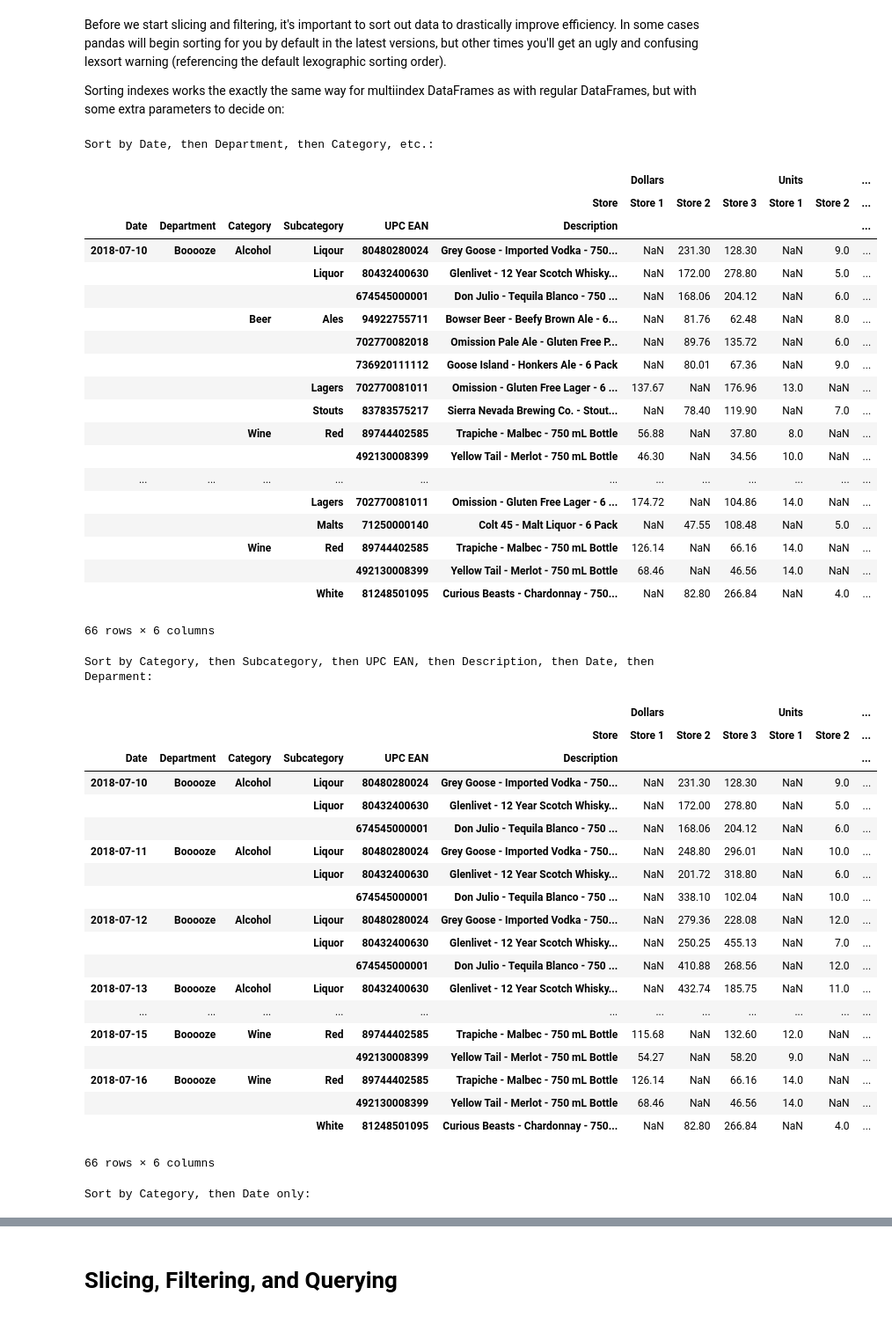
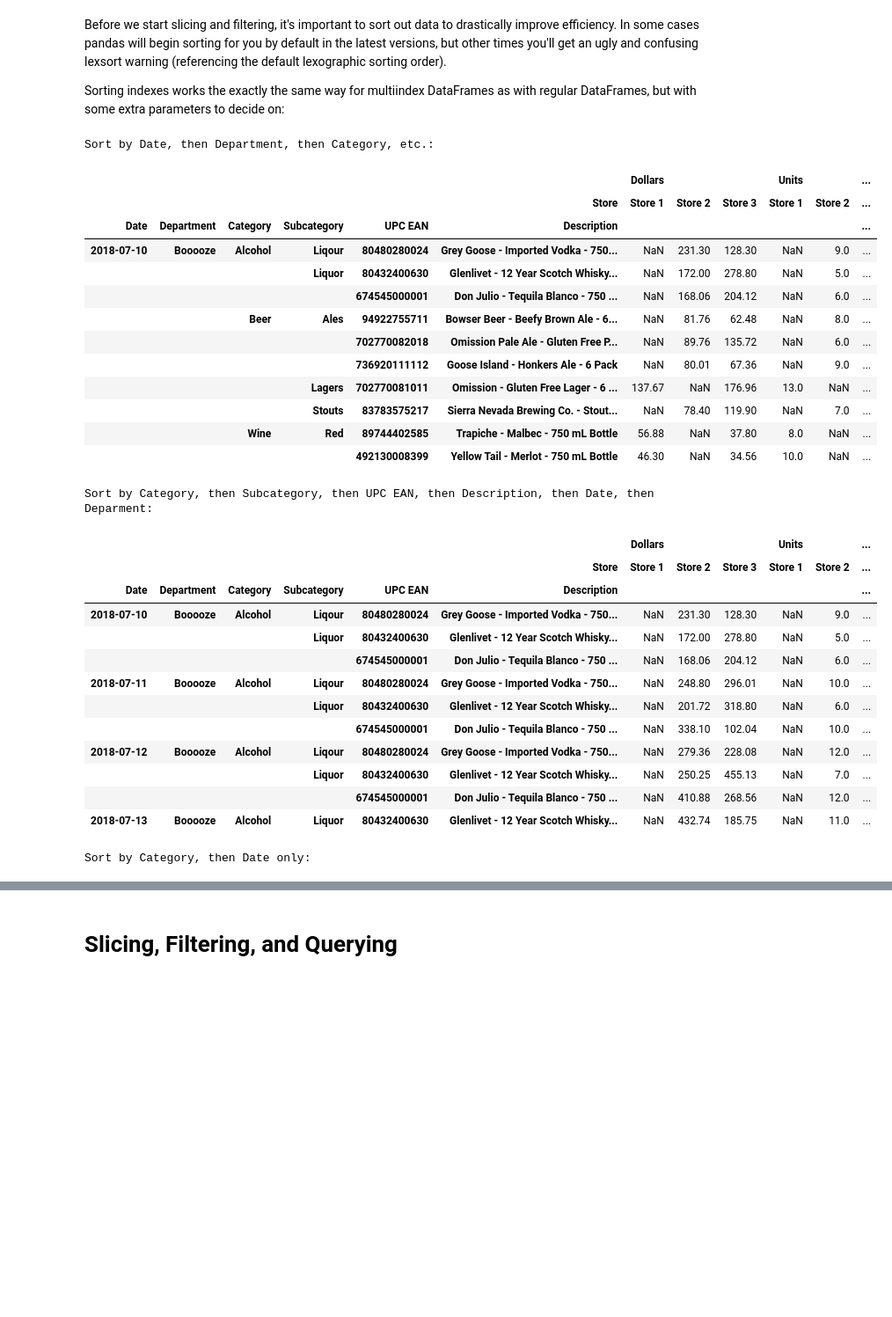
Before and after one commit to ZaxR/pandas_multiindex_tutorial, a Jupyter notebook: Pandas MultiIndex Tutorial.ipynb, the cells around one changed output, grey strips where cells are left out. Shown at 88% size. Saved outputs shown, nothing was run; the diff lists cells and outputs as text; code cells hidden in the pictures; blank space fills up the shorter version.

```diff
--- a/Pandas MultiIndex Tutorial.ipynb
+++ b/Pandas MultiIndex Tutorial.ipynb
@@ -492,65 +498,51 @@ Sorting indexes works the exactly the same way for multiindex DataFrames as with
 # By default sort_index will sort all levels of the index,
 # first sorting the first index level, then secondarily sorting the second index level, and so on...
 sort1 = multi_col_lvl_df.copy()
 sort1.sort_index(inplace=True)
 print("\nSort by Date, then Department, then Category, etc.:")
-display(sort1)
+display(sort1.head(10))
 
 # ...but you can choose to starting from a different level...
 sort2 = multi_col_lvl_df.copy()
 sort2.sort_index(level='Category', inplace=True)
 print("\nSort by Category, then Subcategory, then UPC EAN, then Description, then Date, then Deparment:")
-display(sort2)
+display(sort2.head(10))
 
 # ...or even to only sort on specifc levels.
 sort3 = multi_col_lvl_df.copy()
 sort3.sort_index(level=['Category', 'Date'], sort_remaining=False, inplace=True)
 print("\nSort by Category, then Date only:")
-display(sort3)
+display(sort3.head(10))
 # %% [output]
 Sort by Date, then Department, then Category, etc.:
 |  |  |  |  |  |  | Dollars |  |  | Units |  | ... |
 |  |  |  |  |  | Store | Store 1 | Store 2 | Store 3 | Store 1 | Store 2 | ... |
 | Date | Department | Category | Subcategory | UPC EAN | Description |  |  |  |  |  | ... |
 | 2018-07-10 | Booooze | Alcohol | Liqour | 80480280024 | Grey Goose - Imported Vodka - 750... | NaN | 231.30 | 128.30 | NaN | 9.0 | ... |
 |  |  |  | Liquor | 80432400630 | Glenlivet - 12 Year Scotch Whisky... | NaN | 172.00 | 278.80 | NaN | 5.0 | ... |
 |  |  |  |  | 674545000001 | Don Julio - Tequila Blanco - 750 ... | NaN | 168.06 | 204.12 | NaN | 6.0 | ... |
 |  |  | Beer | Ales | 94922755711 | Bowser Beer - Beefy Brown Ale - 6... | NaN | 81.76 | 62.48 | NaN | 8.0 | ... |
 |  |  |  |  | 702770082018 | Omission Pale Ale - Gluten Free P... | NaN | 89.76 | 135.72 | NaN | 6.0 | ... |
 |  |  |  |  | 736920111112 | Goose Island - Honkers Ale - 6 Pack | NaN | 80.01 | 67.36 | NaN | 9.0 | ... |
 |  |  |  | Lagers | 702770081011 | Omission - Gluten Free Lager - 6 ... | 137.67 | NaN | 176.96 | 13.0 | NaN | ... |
 |  |  |  | Stouts | 83783575217 | Sierra Nevada Brewing Co. - Stout... | NaN | 78.40 | 119.90 | NaN | 7.0 | ... |
 |  |  | Wine | Red | 89744402585 | Trapiche - Malbec - 750 mL Bottle | 56.88 | NaN | 37.80 | 8.0 | NaN | ... |
 |  |  |  |  | 492130008399 | Yellow Tail - Merlot - 750 mL Bottle | 46.30 | NaN | 34.56 | 10.0 | NaN | ... |
-| ... | ... | ... | ... | ... | ... | ... | ... | ... | ... | ... | ... |
-|  |  |  | Lagers | 702770081011 | Omission - Gluten Free Lager - 6 ... | 174.72 | NaN | 104.86 | 14.0 | NaN | ... |
-|  |  |  | Malts | 71250000140 | Colt 45 - Malt Liquor - 6 Pack | NaN | 47.55 | 108.48 | NaN | 5.0 | ... |
-|  |  | Wine | Red | 89744402585 | Trapiche - Malbec - 750 mL Bottle | 126.14 | NaN | 66.16 | 14.0 | NaN | ... |
-|  |  |  |  | 492130008399 | Yellow Tail - Merlot - 750 mL Bottle | 68.46 | NaN | 46.56 | 14.0 | NaN | ... |
-|  |  |  | White | 81248501095 | Curious Beasts - Chardonnay - 750... | NaN | 82.80 | 266.84 | NaN | 4.0 | ... |
-66 rows × 6 columns
+Sort by Category, then Subcategory, then UPC EAN, then Description, then Date, then Deparment:
+|  |  |  |  |  |  | Dollars |  |  | Units |  | ... |
+|  |  |  |  |  | Store | Store 1 | Store 2 | Store 3 | Store 1 | Store 2 | ... |
+| Date | Department | Category | Subcategory | UPC EAN | Description |  |  |  |  |  | ... |
+| 2018-07-10 | Booooze | Alcohol | Liqour | 80480280024 | Grey Goose - Imported Vodka - 750... | NaN | 231.30 | 128.30 | NaN | 9.0 | ... |
+|  |  |  | Liquor | 80432400630 | Glenlivet - 12 Year Scotch Whisky... | NaN | 172.00 | 278.80 | NaN | 5.0 | ... |
+|  |  |  |  | 674545000001 | Don Julio - Tequila Blanco - 750 ... | NaN | 168.06 | 204.12 | NaN | 6.0 | ... |
+| 2018-07-11 | Booooze | Alcohol | Liqour | 80480280024 | Grey Goose - Imported Vodka - 750... | NaN | 248.80 | 296.01 | NaN | 10.0 | ... |
+|  |  |  | Liquor | 80432400630 | Glenlivet - 12 Year Scotch Whisky... | NaN | 201.72 | 318.80 | NaN | 6.0 | ... |
+|  |  |  |  | 674545000001 | Don Julio - Tequila Blanco - 750 ... | NaN | 338.10 | 102.04 | NaN | 10.0 | ... |
+| 2018-07-12 | Booooze | Alcohol | Liqour | 80480280024 | Grey Goose - Imported Vodka - 750... | NaN | 279.36 | 228.08 | NaN | 12.0 | ... |
+|  |  |  | Liquor | 80432400630 | Glenlivet - 12 Year Scotch Whisky... | NaN | 250.25 | 455.13 | NaN | 7.0 | ... |
+|  |  |  |  | 674545000001 | Don Julio - Tequila Blanco - 750 ... | NaN | 410.88 | 268.56 | NaN | 12.0 | ... |
+| 2018-07-13 | Booooze | Alcohol | Liquor | 80432400630 | Glenlivet - 12 Year Scotch Whisky... | NaN | 432.74 | 185.75 | NaN | 11.0 | ... |
-Sort by Category, then Subcategory, then UPC EAN, then Description, then Date, then Deparment:
+Sort by Category, then Date only:
-|  |  |  |  |  |  | Dollars |  |  | Units |  | ... |
-|  |  |  |  |  | Store | Store 1 | Store 2 | Store 3 | Store 1 | Store 2 | ... |
-| Date | Department | Category | Subcategory | UPC EAN | Description |  |  |  |  |  | ... |
-| 2018-07-10 | Booooze | Alcohol | Liqour | 80480280024 | Grey Goose - Imported Vodka - 750... | NaN | 231.30 | 128.30 | NaN | 9.0 | ... |
-|  |  |  | Liquor | 80432400630 | Glenlivet - 12 Year Scotch Whisky... | NaN | 172.00 | 278.80 | NaN | 5.0 | ... |
-|  |  |  |  | 674545000001 | Don Julio - Tequila Blanco - 750 ... | NaN | 168.06 | 204.12 | NaN | 6.0 | ... |
-| 2018-07-11 | Booooze | Alcohol | Liqour | 80480280024 | Grey Goose - Imported Vodka - 750... | NaN | 248.80 | 296.01 | NaN | 10.0 | ... |
-|  |  |  | Liquor | 80432400630 | Glenlivet - 12 Year Scotch Whisky... | NaN | 201.72 | 318.80 | NaN | 6.0 | ... |
-|  |  |  |  | 674545000001 | Don Julio - Tequila Blanco - 750 ... | NaN | 338.10 | 102.04 | NaN | 10.0 | ... |
-| 2018-07-12 | Booooze | Alcohol | Liqour | 80480280024 | Grey Goose - Imported Vodka - 750... | NaN | 279.36 | 228.08 | NaN | 12.0 | ... |
-|  |  |  | Liquor | 80432400630 | Glenlivet - 12 Year Scotch Whisky... | NaN | 250.25 | 455.13 | NaN | 7.0 | ... |
-|  |  |  |  | 674545000001 | Don Julio - Tequila Blanco - 750 ... | NaN | 410.88 | 268.56 | NaN | 12.0 | ... |
-| 2018-07-13 | Booooze | Alcohol | Liquor | 80432400630 | Glenlivet - 12 Year Scotch Whisky... | NaN | 432.74 | 185.75 | NaN | 11.0 | ... |
-| ... | ... | ... | ... | ... | ... | ... | ... | ... | ... | ... | ... |
-| 2018-07-15 | Booooze | Wine | Red | 89744402585 | Trapiche - Malbec - 750 mL Bottle | 115.68 | NaN | 132.60 | 12.0 | NaN | ... |
-|  |  |  |  | 492130008399 | Yellow Tail - Merlot - 750 mL Bottle | 54.27 | NaN | 58.20 | 9.0 | NaN | ... |
-| 2018-07-16 | Booooze | Wine | Red | 89744402585 | Trapiche - Malbec - 750 mL Bottle | 126.14 | NaN | 66.16 | 14.0 | NaN | ... |
-|  |  |  |  | 492130008399 | Yellow Tail - Merlot - 750 mL Bottle | 68.46 | NaN | 46.56 | 14.0 | NaN | ... |
-|  |  |  | White | 81248501095 | Curious Beasts - Chardonnay - 750... | NaN | 82.80 | 266.84 | NaN | 4.0 | ... |
-66 rows × 6 columns
-Sort by Category, then Date only:
 |  |  |  |  |  |  | Dollars |  |  | Units |  | ... |
 |  |  |  |  |  | Store | Store 1 | Store 2 | Store 3 | Store 1 | Store 2 | ... |
 | Date | Department | Category | Subcategory | UPC EAN | Description |  |  |  |  |  | ... |
```
Also changed, not shown: parts of 14 cells of this notebook.
